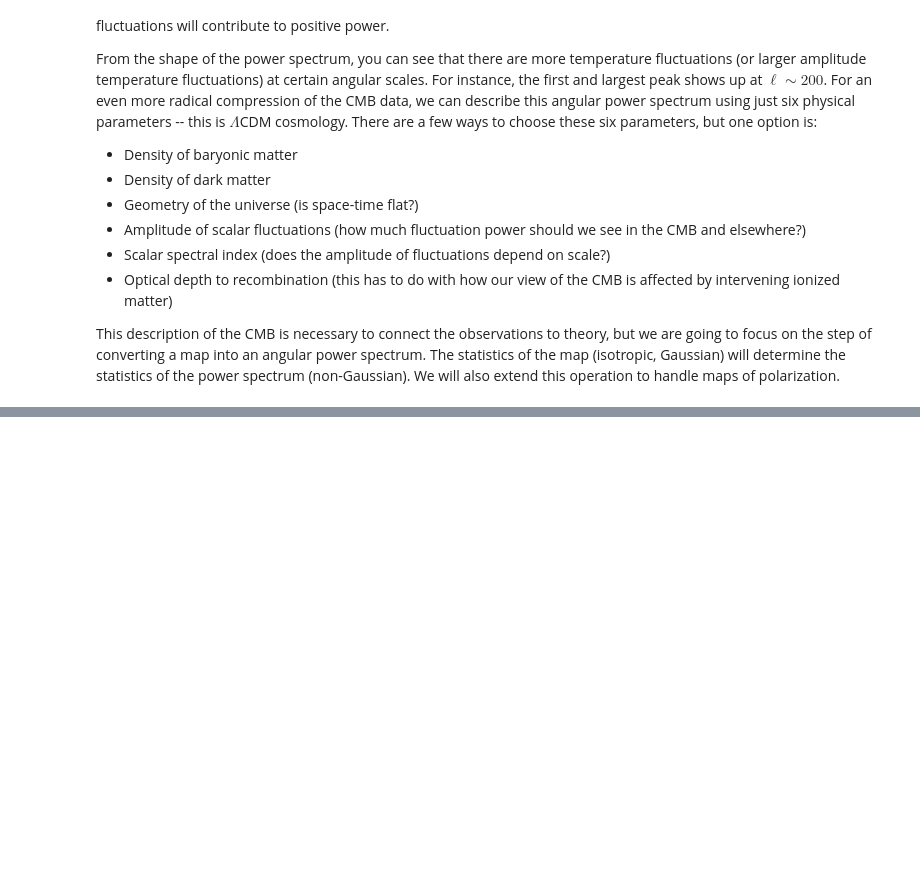
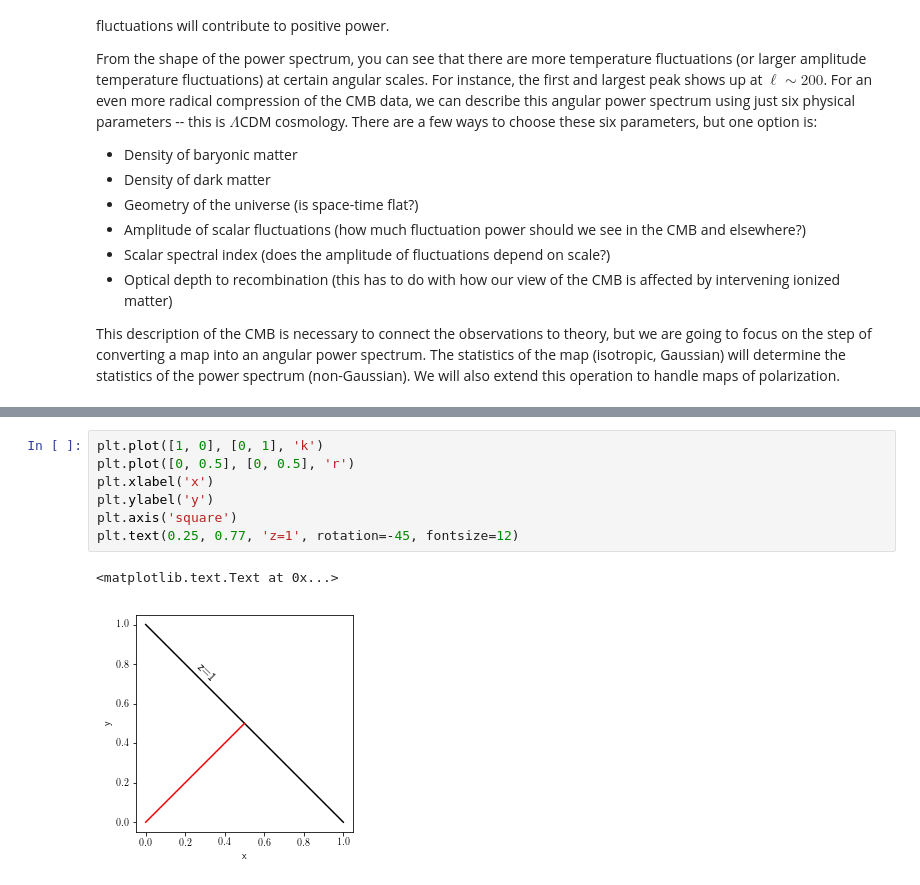
Before and after one commit to cbischoff/cmb-notebook, a Jupyter notebook: CMB angular power spectrum.ipynb, the cells around one changed output, grey strips where cells are left out. Saved outputs shown, nothing was run; the diff lists cells and outputs as text; blank space fills up the shorter version.

```diff
--- a/CMB angular power spectrum.ipynb
+++ b/CMB angular power spectrum.ipynb
@@ -59,0 +196,10 @@ This description of the CMB is necessary to connect the observations to theory,
+# %%
+plt.plot([1, 0], [0, 1], 'k')
+plt.plot([0, 0.5], [0, 0.5], 'r')
+plt.xlabel('x')
+plt.ylabel('y')
+plt.axis('square')
+plt.text(0.25, 0.77, 'z=1', rotation=-45, fontsize=12)
+# %% [output]
+<matplotlib.text.Text at 0x...>
+[figure, added]
```
Also changed, not shown: parts of 10 cells of this notebook.
